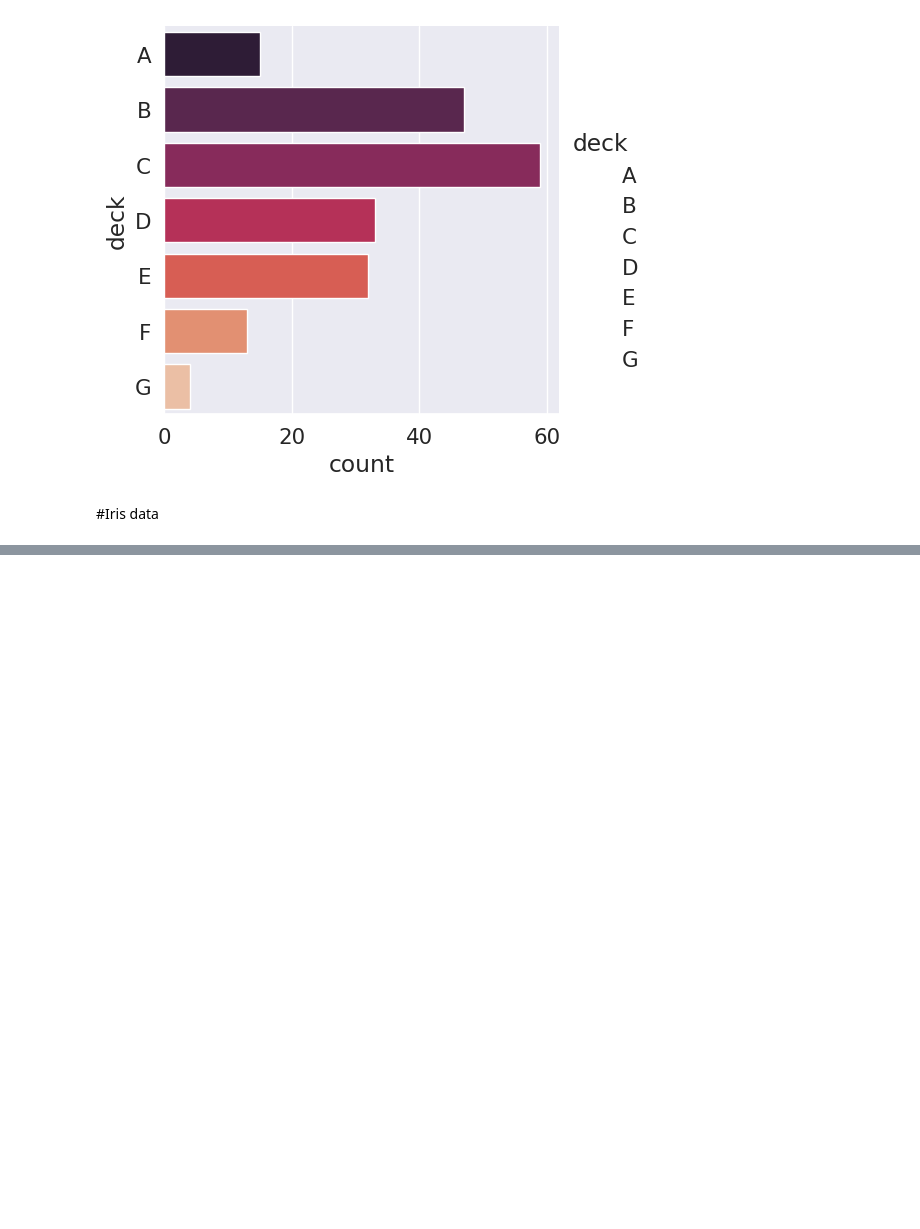
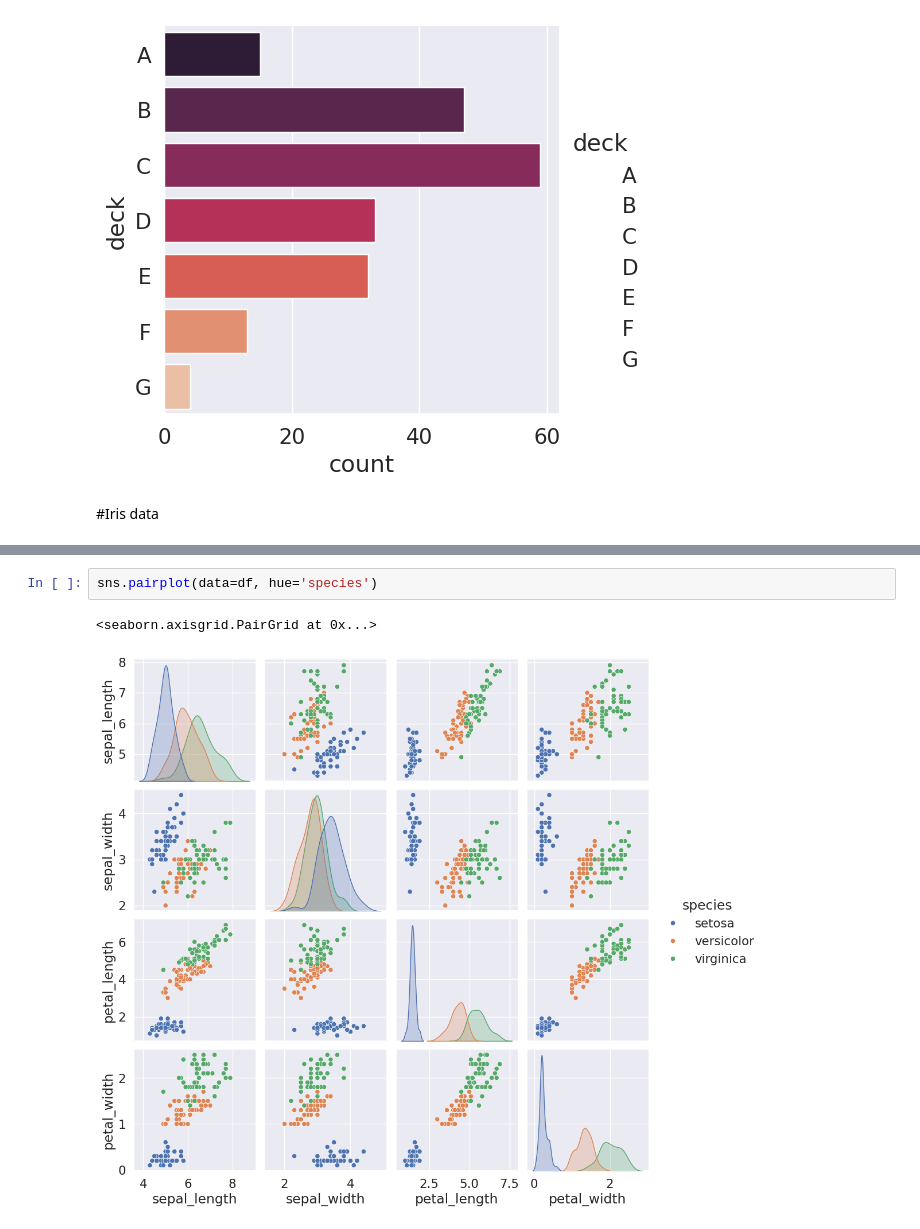
Before and after one commit to rafpank/Colab, a Jupyter notebook: data_science_bootcamp /wizualizacja_danych/04_seaborn_intro.ipynb, the cells around one changed output, grey strips where cells are left out. Saved outputs shown, nothing was run; the diff lists cells and outputs as text; blank space fills up the shorter version.

```diff
--- a/data_science_bootcamp /wizualizacja_danych/04_seaborn_intro.ipynb
+++ b/data_science_bootcamp /wizualizacja_danych/04_seaborn_intro.ipynb
@@ -171,0 +197,5 @@ df.head(7)
+# %%
+sns.pairplot(data=df, hue='species')
+# %% [output]
+<seaborn.axisgrid.PairGrid at 0x...>
+[figure, added]
```
Also changed, not shown: parts of 3 cells of this notebook.
